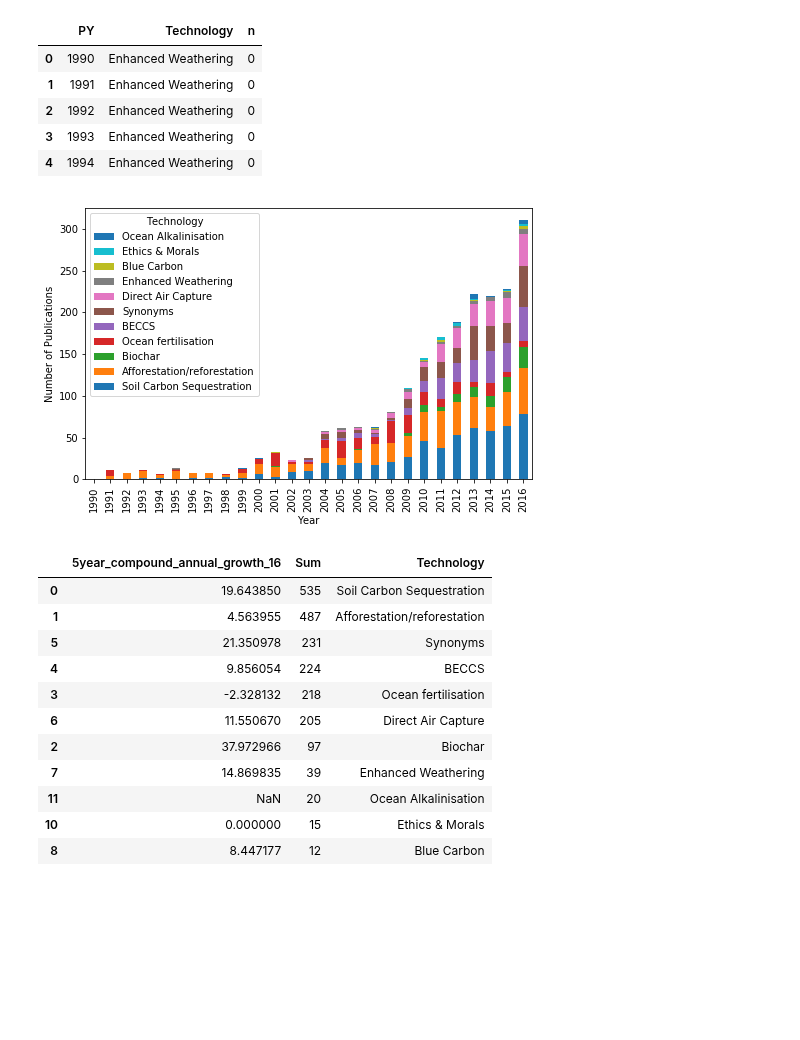
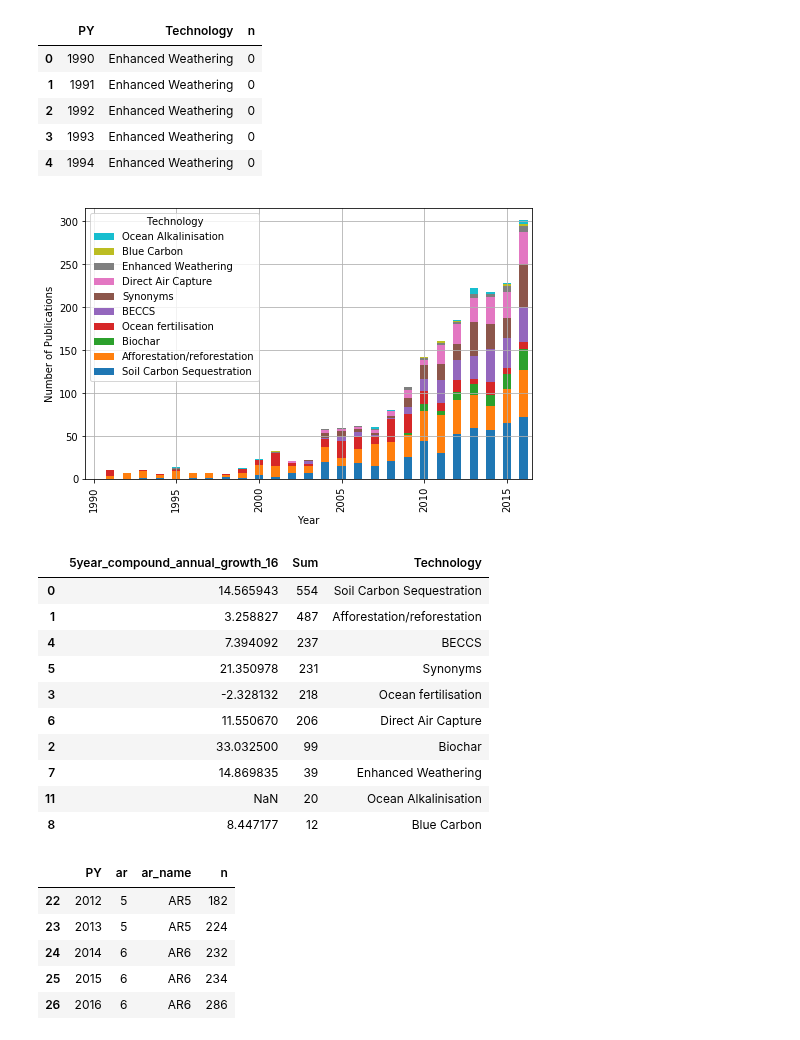
Before and after one commit to mcc-apsis/NETs-review, a Jupyter notebook: general_nets_plots.ipynb, the cells around one changed output. Saved outputs shown, nothing was run; the diff lists cells and outputs as text; code cells hidden in the pictures; blank space fills up the shorter version.

```diff
--- a/general_nets_plots.ipynb
+++ b/general_nets_plots.ipynb
@@ -17,9 +21,18 @@ from scoping.models import *
 p = Project.objects.get(title="NETs")
 pdocs = Doc.objects.filter(query__project=p)
 
-trdocs = set(list(pdocs.filter(docownership__relevant=1).values_list('UT',flat=True)))
+techs = Technology.objects.filter(project=p).exclude(name__in=["Bioenergy"])
+#techs = Technology.objects.filter(project=p)
 
-ttdocs = set(list(Doc.objects.filter(technology__project=p).values_list('UT',flat=True)))
+
+trdocs = set(list(pdocs.filter(
+    docownership__relevant=1,
+    docownership__query__technology__in=techs
+).values_list('UT',flat=True)))
+
+ttdocs = set(list(Doc.objects.filter(
+    technology__in=techs
+).values_list('UT',flat=True)))
 # %%
 print(len(trdocs))
 print(len(ttdocs))
@@ -36,11 +58,18 @@ print(allreldocs.count())
+# %%
+nq = Query.objects.get(pk=1581)
+
+for d in allreldocs:
+    d.query.add(nq)
 # %%
 doc_dict = []
 
 ts = Technology.objects.filter(
     project=p
 ).exclude(
-    name__in=['Bioenergy','ethics & Morals']
+    name__in=['Bioenergy','Ethics & Morals']
 )
+
+#allreldocs = Doc.objects.filter(query=q)
 pys = list(range(1990,2017))
 for t in ts:
     for py in pys:
@@ -82,31 +111,38 @@ df.head()
 # %%
 plt.rcParams["figure.figsize"] = [8,5]
 
 pdf = df.pivot(
     index='PY',
     columns='Technology',
     values='n'
 )
 
 fig, ax = plt.subplots()
 
 
 pdf.plot.bar(stacked=True, ax=ax,legend=False)
 
 handles, labels = ax.get_legend_handles_labels()
 #lpos = (0.85,2.5)
 
+#ax.locator_params(nbins=10, axis='x')
+#ax.tick_params(direction='out', length=6, width=2, colors='r',axis='x')
+
+ax.xaxis.set_ticks([0,5,10,15,20,25])
+ax.xaxis.set_ticklabels([1990,1995,2000,2005,2010,2015])
 
 ax.legend(handles[::-1], labels[::-1],title='Technology')
 
 ax.set_xlabel('Year')
 ax.set_ylabel('Number of Publications')
 
+ax.grid(True)
+
 plt.savefig('plots/general/by_tech.png',bbox_inches='tight')
 
 plt.show()
 # %% [output]
-[figure, old version]
+[figure, new version]
 # %%
 tsums = []
 
@@ -141,16 +177,40 @@ tsummary.to_excel('tables/tech_totals.xlsx')
 tsummary.head(15)
 # %% [output]
 |  | 5year_compound_annual_growth_16 | Sum | Technology |
-| 0 | 19.643850 | 535 | Soil Carbon Sequestration |
-| 1 | 4.563955 | 487 | Afforestation/reforestation |
+| 0 | 14.565943 | 554 | Soil Carbon Sequestration |
+| 1 | 3.258827 | 487 | Afforestation/reforestation |
+| 4 | 7.394092 | 237 | BECCS |
 | 5 | 21.350978 | 231 | Synonyms |
-| 4 | 9.856054 | 224 | BECCS |
 | 3 | -2.328132 | 218 | Ocean fertilisation |
-| 6 | 11.550670 | 205 | Direct Air Capture |
-| 2 | 37.972966 | 97 | Biochar |
+| 6 | 11.550670 | 206 | Direct Air Capture |
+| 2 | 33.032500 | 99 | Biochar |
 | 7 | 14.869835 | 39 | Enhanced Weathering |
 | 11 | NaN | 20 | Ocean Alkalinisation |
-| 10 | 0.000000 | 15 | Ethics & Morals |
 | 8 | 8.447177 | 12 | Blue Carbon |
 # %%
 df.to_excel('tables/tech_year_totals.xlsx')
+# %%
+bypy = allreldocs.filter(
+       PY__in=range(1989,2017)
+).values('PY').annotate(
+    n = Count('UT', distinct=True)
+).order_by('PY')
+
+for py in bypy:
+    for ar in ars:
+        if py['PY'] in ar['years']:
+            py['ar'] = ar['n']
+            py['ar_name'] = ar['name']
+
+bypy = pd.DataFrame.from_dict(list(bypy))
+
+bypy.head()
+
+bypy.tail()
+# %% [output]
+|  | PY | ar | ar_name | n |
+| 22 | 2012 | 5 | AR5 | 182 |
+| 23 | 2013 | 5 | AR5 | 224 |
+| 24 | 2014 | 6 | AR6 | 232 |
+| 25 | 2015 | 6 | AR6 | 234 |
+| 26 | 2016 | 6 | AR6 | 286 |
```
Also changed, not shown: parts of 6 cells of this notebook, 8 other files.
